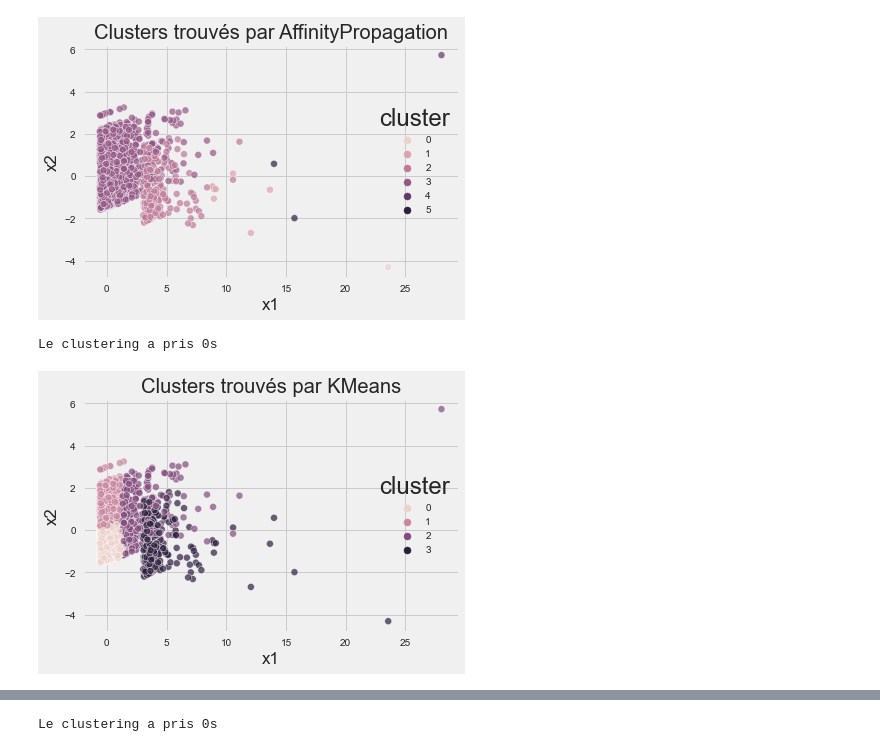
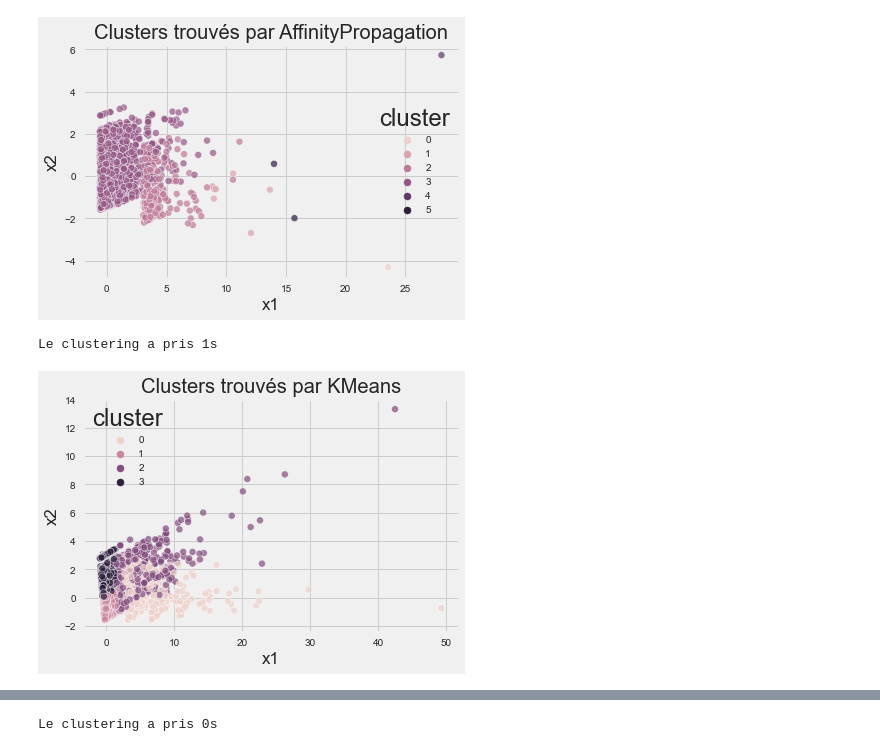
Before and after one commit to Abdess/olist, a Jupyter notebook: POLIST_02_notebookessais.ipynb, the cells around one changed output, grey strips where cells are left out. Saved outputs shown, nothing was run; the diff lists cells and outputs as text; code cells hidden in the pictures.

```diff
--- a/POLIST_02_notebookessais.ipynb
+++ b/POLIST_02_notebookessais.ipynb
@@ -627,8 +643,8 @@ pca_clusters(df_rfm_sample, cluster.AffinityPropagation, (), {
 Le clustering a pris 68s
 [figure]
 # %%
-pca_clusters(df_rfm_sample, cluster.KMeans, (), {'n_clusters':4})
+pca_clusters(df_rfm, cluster.KMeans, (), {'n_clusters': 4, **kmeans_kwargs})
 # %% [output]
-Le clustering a pris 0s
+Le clustering a pris 1s
-[figure, old version]
+[figure, new version]
 # %%
```
Also changed, not shown: parts of 74 cells of this notebook, 2 other files.
